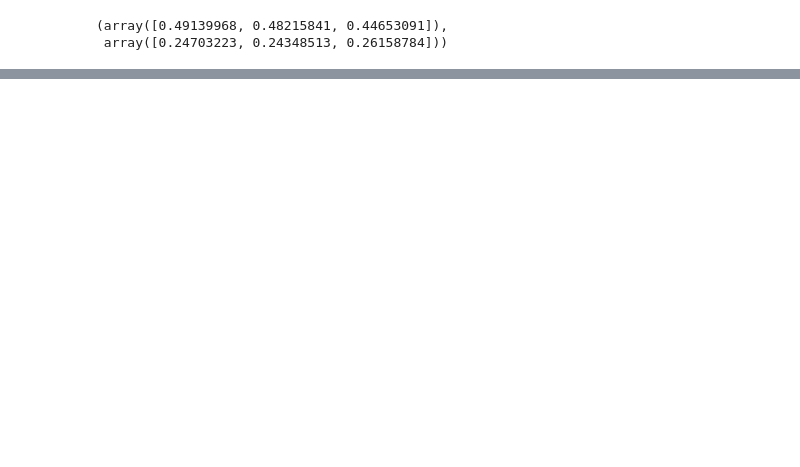
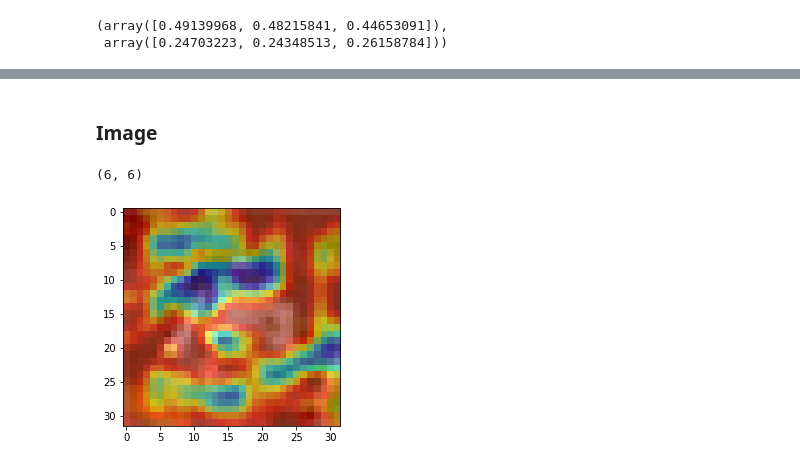
Before and after one commit to rishubhkhurana/EVA, a Jupyter notebook: S9/GRADCam.ipynb, the cells around one changed output, grey strips where cells are left out. Saved outputs shown, nothing was run; the diff lists cells and outputs as text; code cells hidden in the pictures; blank space fills up the shorter version.

```diff
--- a/S9/GRADCam.ipynb
+++ b/S9/GRADCam.ipynb
@@ -36,0 +39,4 @@ VGG?VGG
+# %%
+model = ResNet()
+# %%
+model.load_state_dict(torch.load('model_87'))
@@ -36,0 +65,4 @@ VGG?VGG
+# %% [markdown]
+### Image
+# %%
+img = data.tfms(image=data.images[0])['image'].unsqueeze(0)
@@ -36,0 +159,10 @@ VGG?VGG
+# %%
+model(img).argmax(dim=1).item(),data.labels[0]
+# %% [output]
+(6, 6)
+# %%
+cam = GradCAM(model,norm_constants=(u,s))
+# %%
+simg=cam(img,'net.2.1.conv.1.lyrs.1',6,show=True)
+# %% [output]
+[figure, added]
```
Also changed, not shown: parts of 19 cells of this notebook, 2 other files.
